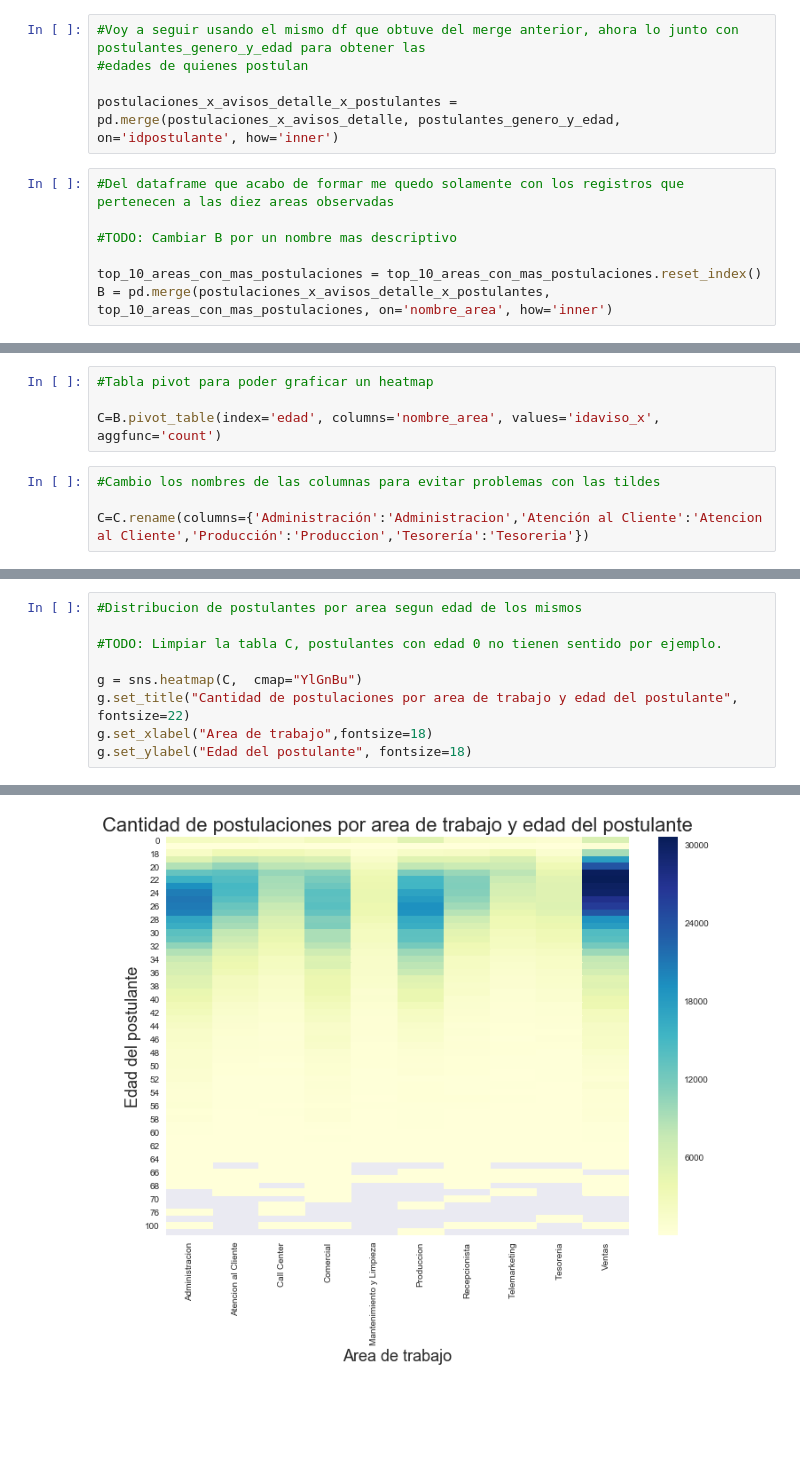
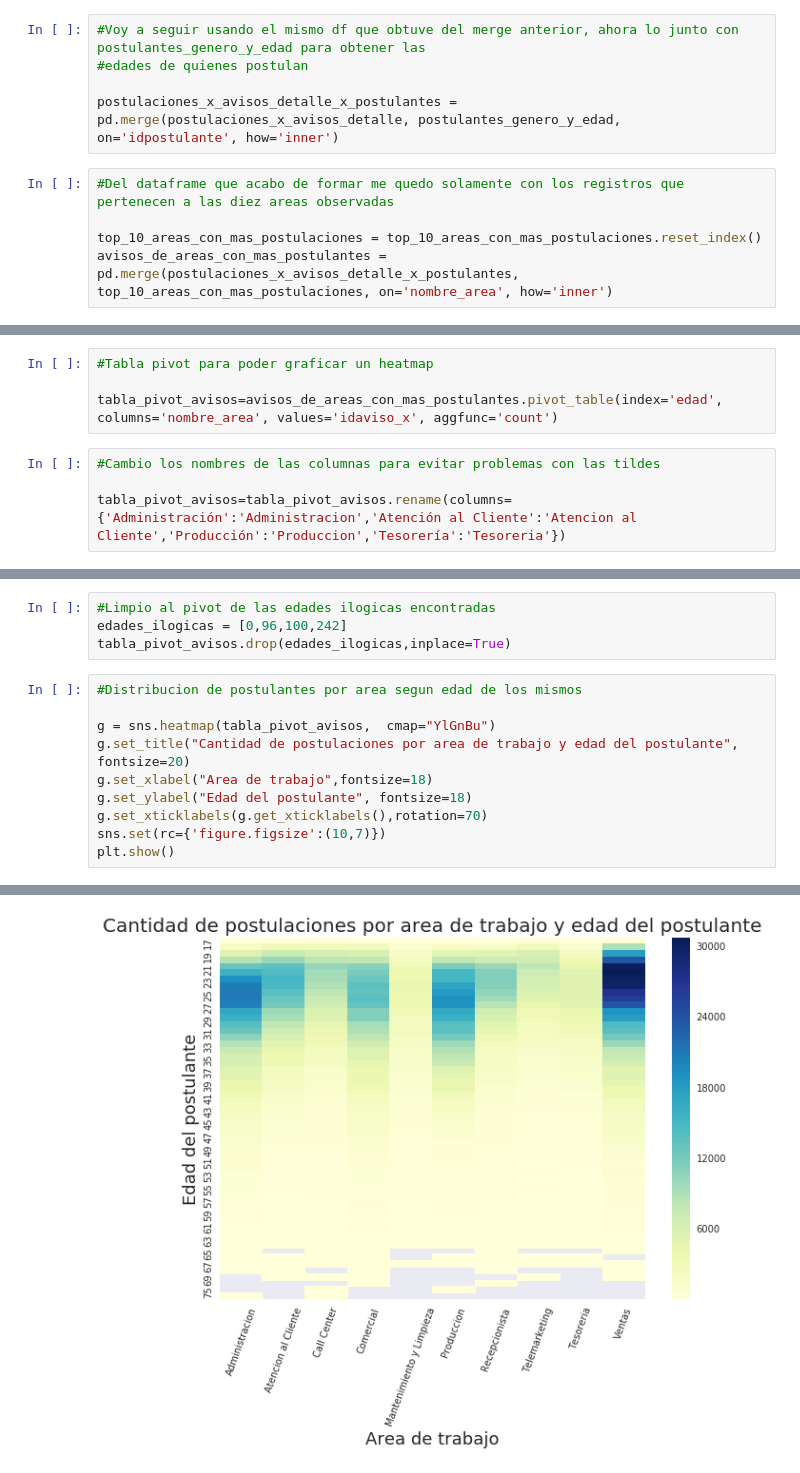
Before and after one commit to Mariano95/Analisis-exploratorio-de-datos, a Jupyter notebook: TP.ipynb, the cells around one changed output, grey strips where cells are left out. Drawn from its saved outputs; the diff is of its cells as text; blank space fills up the shorter version.

```diff
--- a/TP.ipynb
+++ b/TP.ipynb
@@ -801,7 +735,5 @@ postulaciones_x_avisos_detalle_x_postulantes = pd.merge(postulaciones_x_avisos_d
 # %%
 #Del dataframe que acabo de formar me quedo solamente con los registros que pertenecen a las diez areas observadas
 
-#TODO: Cambiar B por un nombre mas descriptivo
-
 top_10_areas_con_mas_postulaciones = top_10_areas_con_mas_postulaciones.reset_index()
-B = pd.merge(postulaciones_x_avisos_detalle_x_postulantes, top_10_areas_con_mas_postulaciones, on='nombre_area', how='inner')
+avisos_de_areas_con_mas_postulantes = pd.merge(postulaciones_x_avisos_detalle_x_postulantes, top_10_areas_con_mas_postulaciones, on='nombre_area', how='inner')
@@ -829,8 +750,8 @@ B
 # %%
 #Tabla pivot para poder graficar un heatmap
 
-C=B.pivot_table(index='edad', columns='nombre_area', values='idaviso_x', aggfunc='count')
+tabla_pivot_avisos=avisos_de_areas_con_mas_postulantes.pivot_table(index='edad', columns='nombre_area', values='idaviso_x', aggfunc='count')
 # %%
 #Cambio los nombres de las columnas para evitar problemas con las tildes
 
-C=C.rename(columns={'Administración':'Administracion','Atención al Cliente':'Atencion al Cliente','Producción':'Produccion','Tesorería':'Tesoreria'})
+tabla_pivot_avisos=tabla_pivot_avisos.rename(columns={'Administración':'Administracion','Atención al Cliente':'Atencion al Cliente','Producción':'Produccion','Tesorería':'Tesoreria'})
@@ -837,10 +768,15 @@ C=C.rename(columns={'Administración':'Administracion','Atención al Cliente':'A
+# %%
+#Limpio al pivot de las edades ilogicas encontradas
+edades_ilogicas = [0,96,100,242]
+tabla_pivot_avisos.drop(edades_ilogicas,inplace=True)
 # %%
 #Distribucion de postulantes por area segun edad de los mismos
 
-#TODO: Limpiar la tabla C, postulantes con edad 0 no tienen sentido por ejemplo.
-
-g = sns.heatmap(C,  cmap="YlGnBu")
-g.set_title("Cantidad de postulaciones por area de trabajo y edad del postulante", fontsize=22)
+g = sns.heatmap(tabla_pivot_avisos,  cmap="YlGnBu")
+g.set_title("Cantidad de postulaciones por area de trabajo y edad del postulante", fontsize=20)
 g.set_xlabel("Area de trabajo",fontsize=18)
 g.set_ylabel("Edad del postulante", fontsize=18)
+g.set_xticklabels(g.get_xticklabels(),rotation=70)
+sns.set(rc={'figure.figsize':(10,7)})
+plt.show()
 # %% [output]
@@ -848 +783 @@ Text(85.3,0.5,u'Edad del postulante')
-[figure, old version]
+[figure, new version]
```
Also changed, not shown: parts of 44 cells of this notebook.
